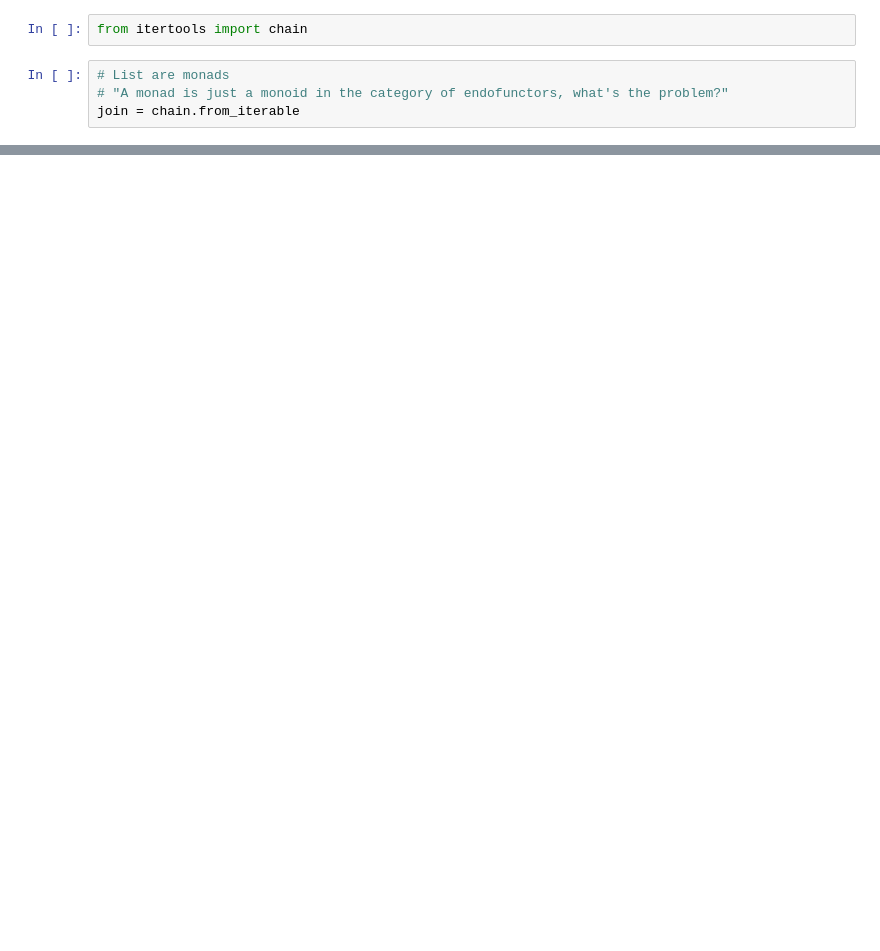
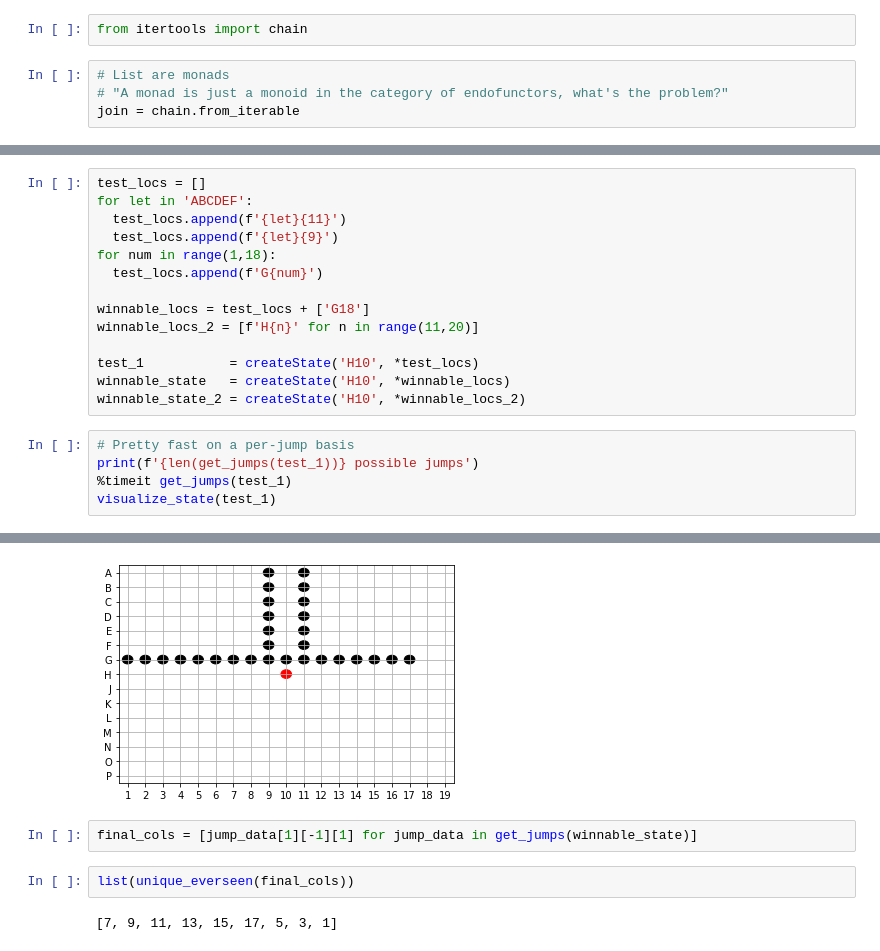
Before and after one commit to rcharan/phutball, a Jupyter notebook: pytorch-implementation/phutball.ipynb, the cells around one changed output, grey strips where cells are left out. Cells and saved outputs as stored; diff of their text form; blank space fills up the shorter version.

```diff
--- a/pytorch-implementation/phutball.ipynb
+++ b/pytorch-implementation/phutball.ipynb
@@ -424,0 +563,20 @@ array([ True])
+# %%
+test_locs = []
+for let in 'ABCDEF':
+  test_locs.append(f'{let}{11}')
+  test_locs.append(f'{let}{9}')
+for num in range(1,18):
+  test_locs.append(f'G{num}')
+
+winnable_locs = test_locs + ['G18']
+winnable_locs_2 = [f'H{n}' for n in range(11,20)]
+
+test_1           = createState('H10', *test_locs)
+winnable_state   = createState('H10', *winnable_locs)
+winnable_state_2 = createState('H10', *winnable_locs_2)
+# %%
+# Pretty fast on a per-jump basis
+print(f'{len(get_jumps(test_1))} possible jumps')
+%timeit get_jumps(test_1)
+visualize_state(test_1)
+# %% [output]
@@ -424,0 +585,7 @@ array([ True])
+[figure, added]
+# %%
+final_cols = [jump_data[1][-1][1] for jump_data in get_jumps(winnable_state)]
+# %%
+list(unique_everseen(final_cols))
+# %% [output]
+[7, 9, 11, 13, 15, 17, 5, 3, 1]
```
Also changed, not shown: parts of 30 cells of this notebook.
